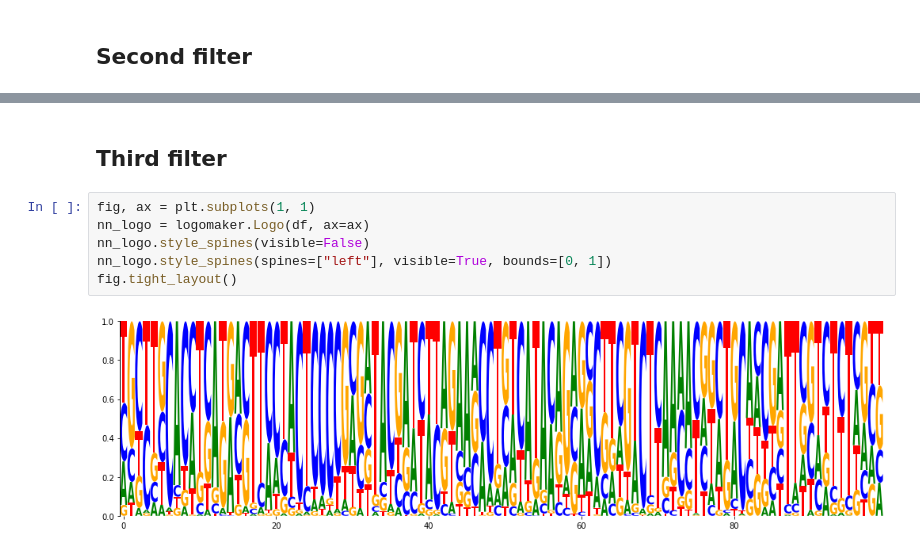
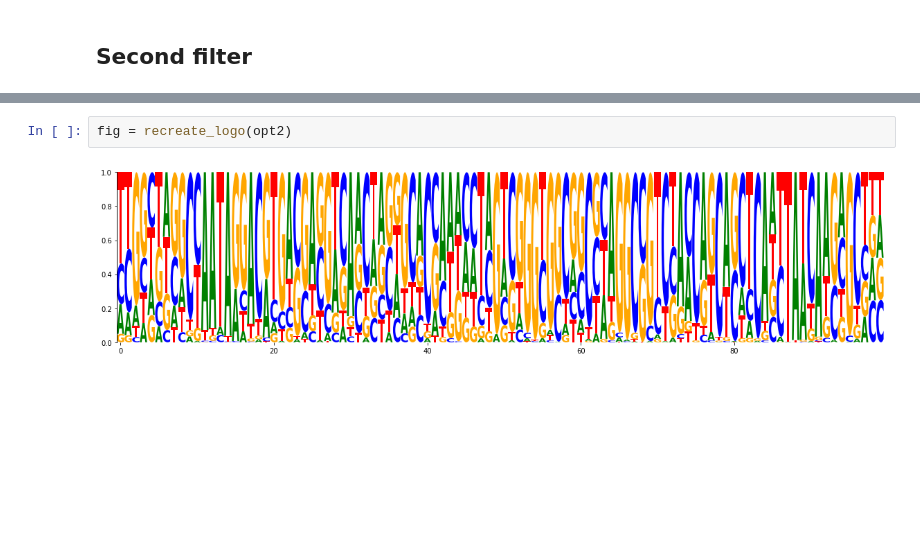
Before and after one commit to carrascomj/drastic, a Jupyter notebook: notebooks/logos.ipynb, the cells around one changed output, grey strips where cells are left out. Drawn from its saved outputs; the diff is of its cells as text; blank space fills up the shorter version.

```diff
--- a/notebooks/logos.ipynb
+++ b/notebooks/logos.ipynb
@@ -153,10 +82,4 @@ Iteration: 12 Loss: -0.63
-# %% [markdown]
-## Third filter
-# %%
-fig, ax = plt.subplots(1, 1)
-nn_logo = logomaker.Logo(df, ax=ax)
-nn_logo.style_spines(visible=False)
-nn_logo.style_spines(spines=["left"], visible=True, bounds=[0, 1])
-fig.tight_layout()
-# %% [output]
-[figure, removed]
+# %%
+fig = recreate_logo(opt2)
+# %% [output]
+[figure, added]
```
Also changed, not shown: parts of 12 cells of this notebook.
